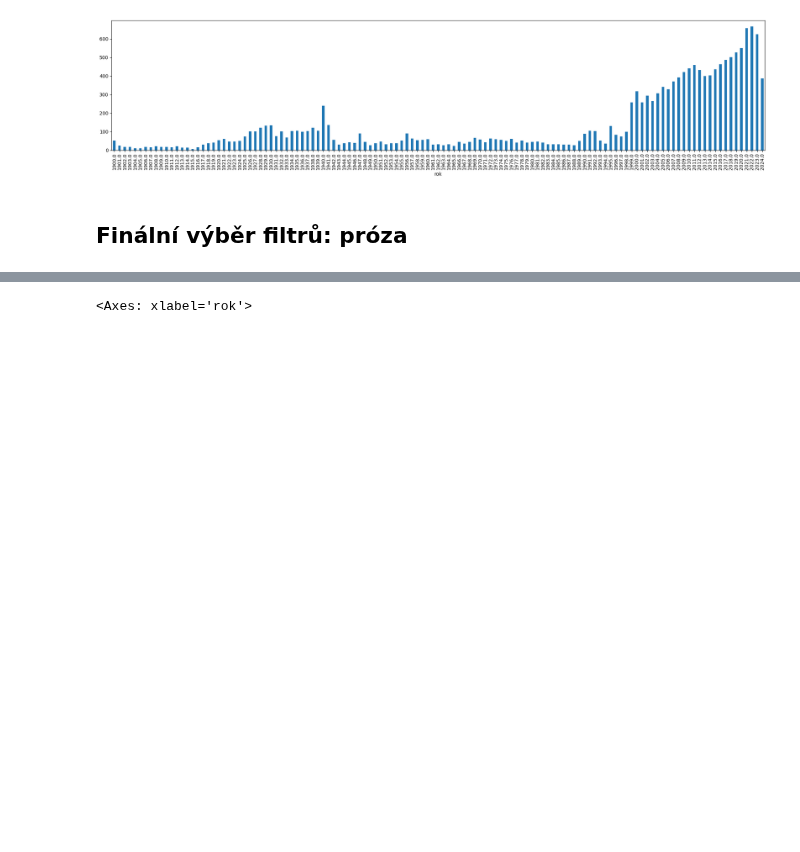
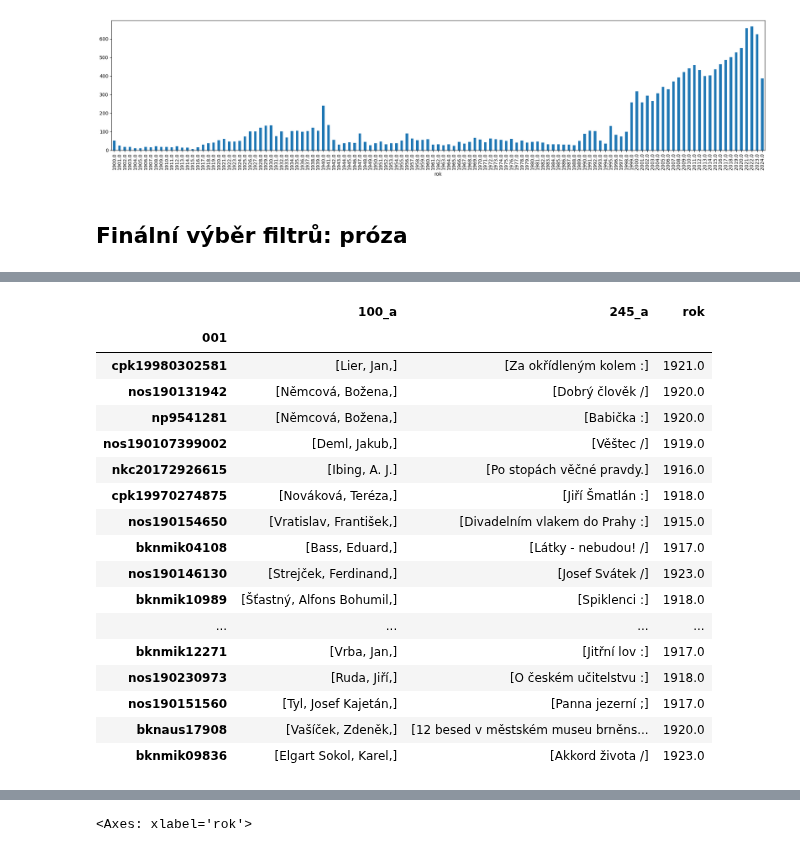
Before and after one commit to DataRozhlas/knizni-peoplemetr, a Jupyter notebook: 110_MDT.ipynb, the cells around one changed output, grey strips where cells are left out. Saved outputs shown, nothing was run; the diff lists cells and outputs as text; code cells hidden in the pictures; blank space fills up the shorter version.

Commit message:
Babička-->2024, wikidata

```diff
--- a/110_MDT.ipynb
+++ b/110_MDT.ipynb
@@ -688,0 +691,21 @@ r(mdt[mdt['080_a'].astype(str).str.contains('821.162.3-31',na=False)])
+# %%
+df[(df['008'].str[33] == '1') & (df['041_h'].isnull()) & (df['rok'].isin([i for i in range(1914,1924)]))][['100_a','245_a','rok']].sample(50)
+# %% [output]
+|  | 100_a | 245_a | rok |
+| 001 |  |  |  |
+| cpk19980302581 | [Lier, Jan,] | [Za okřídleným kolem :] | 1921.0 |
+| nos190131942 | [Němcová, Božena,] | [Dobrý člověk /] | 1920.0 |
+| np9541281 | [Němcová, Božena,] | [Babička :] | 1920.0 |
+| nos190107399002 | [Deml, Jakub,] | [Věštec /] | 1919.0 |
+| nkc20172926615 | [Ibing, A. J.] | [Po stopách věčné pravdy.] | 1916.0 |
+| cpk19970274875 | [Nováková, Teréza,] | [Jiří Šmatlán :] | 1918.0 |
+| nos190154650 | [Vratislav, František,] | [Divadelním vlakem do Prahy :] | 1915.0 |
+| bknmik04108 | [Bass, Eduard,] | [Látky - nebudou! /] | 1917.0 |
+| nos190146130 | [Strejček, Ferdinand,] | [Josef Svátek /] | 1923.0 |
+| bknmik10989 | [Šťastný, Alfons Bohumil,] | [Spiklenci :] | 1918.0 |
+| ... | ... | ... | ... |
+| bknmik12271 | [Vrba, Jan,] | [Jitřní lov :] | 1917.0 |
+| nos190230973 | [Ruda, Jiří,] | [O českém učitelstvu :] | 1918.0 |
+| nos190151560 | [Tyl, Josef Kajetán,] | [Panna jezerní ;] | 1917.0 |
+| bknaus17908 | [Vašíček, Zdeněk,] | [12 besed v městském museu brněns... | 1920.0 |
+| bknmik09836 | [Elgart Sokol, Karel,] | [Akkord života /] | 1923.0 |
```
Also changed, not shown: parts of 26 cells of this notebook, 14 other files.
